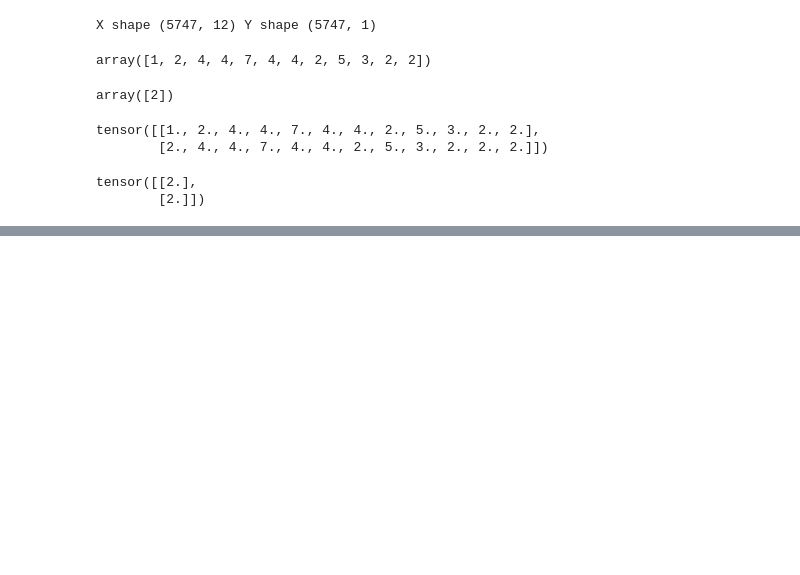
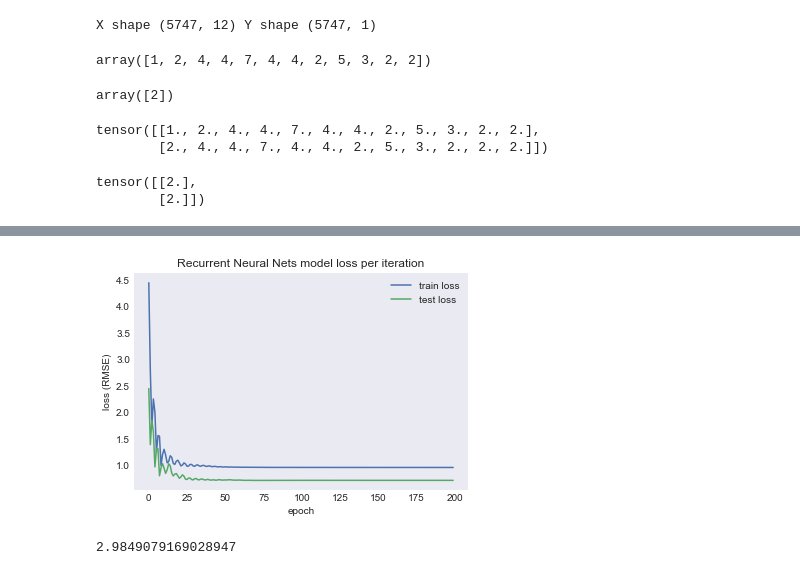
Before and after one commit to pndang/CSE158, a Jupyter notebook: assignment2/predictive_analysis.ipynb, the cells around one changed output, grey strips where cells are left out. Drawn from its saved outputs; the diff is of its cells as text; code cells hidden in the pictures; blank space fills up the shorter version.

```diff
--- a/assignment2/predictive_analysis.ipynb
+++ b/assignment2/predictive_analysis.ipynb
@@ -468,0 +557,18 @@ tensor([0.2723], requires_grad=True)
+# %%
+# Loss and optimizer
+
+criterion = nn.MSELoss()
+optimizer = torch.optim.Adam(rnnModel.parameters(), lr=0.1)
+# %%
+# Make inputs and targets
+
+threshold = int(len(X)*0.5)
+X_train = torch.from_numpy(X[:threshold].astype(np.float32))
+y_train = torch.from_numpy(y[:threshold].astype(np.float32))
+X_test = torch.from_numpy(X[threshold:].astype(np.float32))
+y_test = torch.from_numpy(y[threshold:].astype(np.float32))
+# %%
+# Move data to device
+
+X_train, y_train = X_train.to(device), y_train.to(device)
+X_test, y_test = X_test.to(device), y_test.to(device)
@@ -468,0 +623,8 @@ tensor([0.2723], requires_grad=True)
+# %%
+train_losses, test_losses = rnnGradientDescent(rnnModel,
+                                               criterion,
+                                               optimizer,
+                                               X_train,
+                                               y_train,
+                                               X_test,
+                                               y_test)
@@ -468,0 +649,12 @@ tensor([0.2723], requires_grad=True)
+# %%
+# Plot loss per iteration
+
+plt.plot(train_losses, label='train loss')
+plt.plot(test_losses, label='test loss')
+plt.title('Recurrent Neural Nets model loss per iteration')
+plt.xlabel('epoch')
+plt.ylabel('loss (RMSE)')
+plt.legend()
+plt.show()
+# %% [output]
+[figure, added]
@@ -468,0 +680,4 @@ tensor([0.2723], requires_grad=True)
+# %%
+rnnRMSE
+# %% [output]
+2.9849079169028947
```
Also changed, not shown: parts of 24 cells of this notebook, 2 other files.
